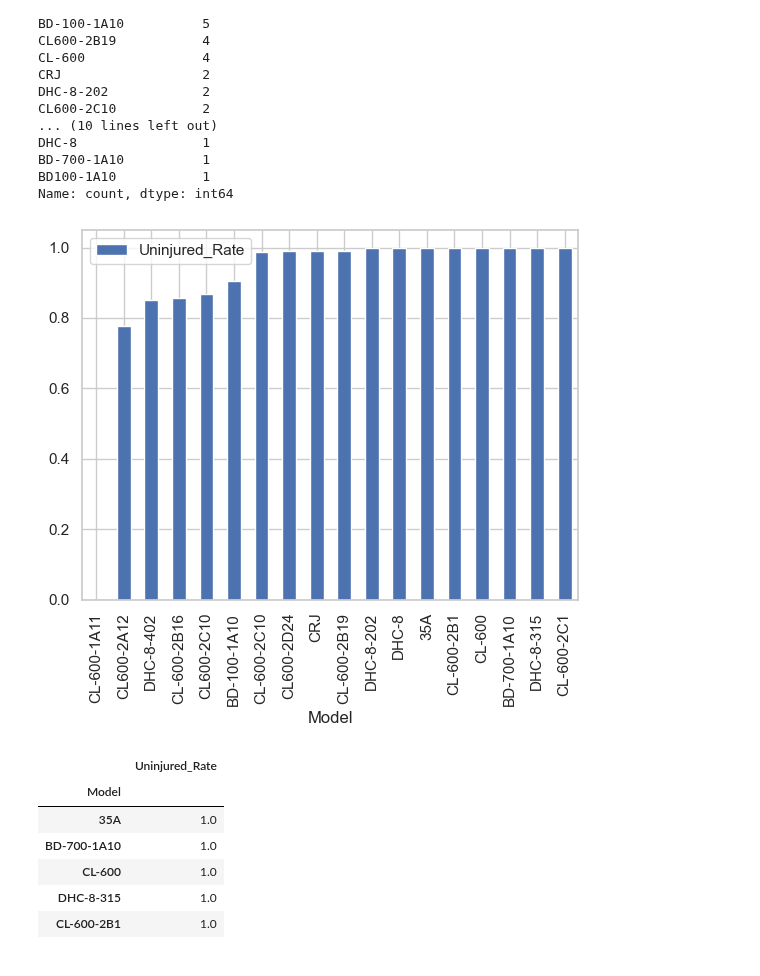
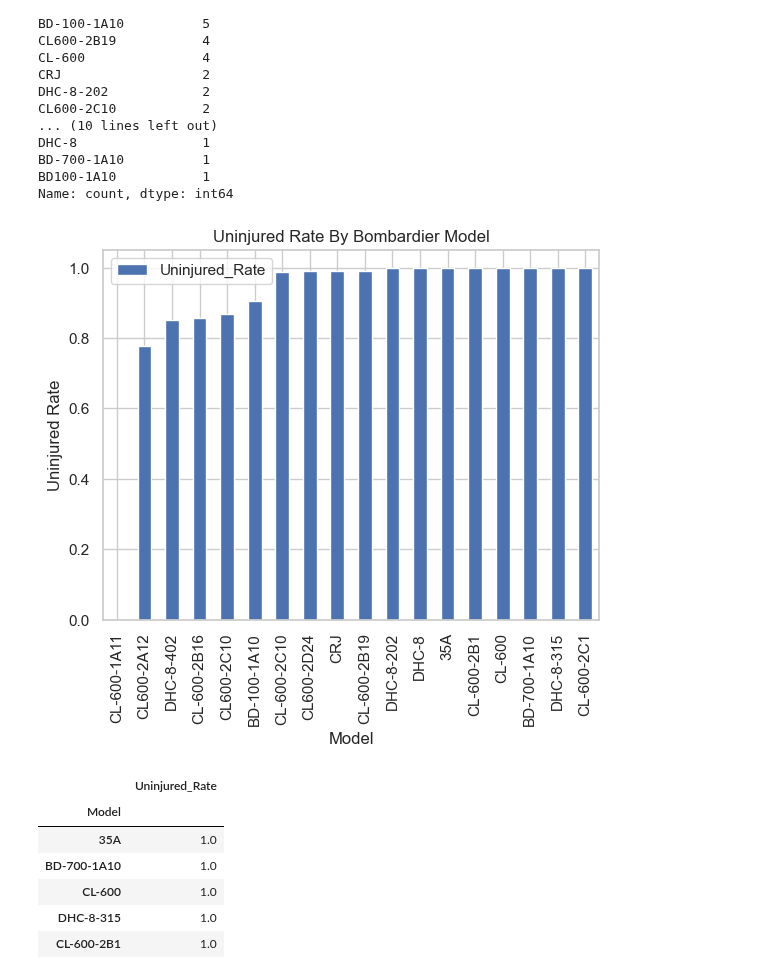
Before and after one commit to scarlettvalentin/aviation_project, a Jupyter notebook: notebook.ipynb, the cells around one changed output. Drawn from its saved outputs; the diff is of its cells as text; code cells hidden in the pictures.

```diff
--- a/notebook.ipynb
+++ b/notebook.ipynb
@@ -402,10 +402,11 @@ BD-700-1A10          1
 BD100-1A10           1
 Name: count, dtype: int64
 # %%
-top_4_makes[(top_4_makes['Make']=='Bombardier') & (top_4_makes['Number_Of_Engines'] == 2)].groupby(['Model'])\
-    [['Uninjured_Rate']].mean().sort_values(by='Uninjured_Rate', ascending=True).plot(kind='bar', stacked=True);
+ax = top_4_makes[(top_4_makes['Make']=='Bombardier') & (top_4_makes['Number_Of_Engines'] == 2)].groupby(['Model'])\
+    [['Uninjured_Rate']].mean().sort_values(by='Uninjured_Rate', ascending=True).plot(kind='bar', stacked=True)
+ax.set(xlabel='Model', ylabel='Uninjured Rate', title='Uninjured Rate By Bombardier Model');
 # %% [output]
-[figure, old version]
+[figure, new version]
 # %%
 # 8 models with an uninjured rate of 100% to choose from
 top_8_models = top_4_makes[(top_4_makes['Make']=='Bombardier') & (top_4_makes['Number_Of_Engines'] == 2)].groupby(['Model'])\
```
Also changed, not shown: parts of 1 cell of this notebook.
